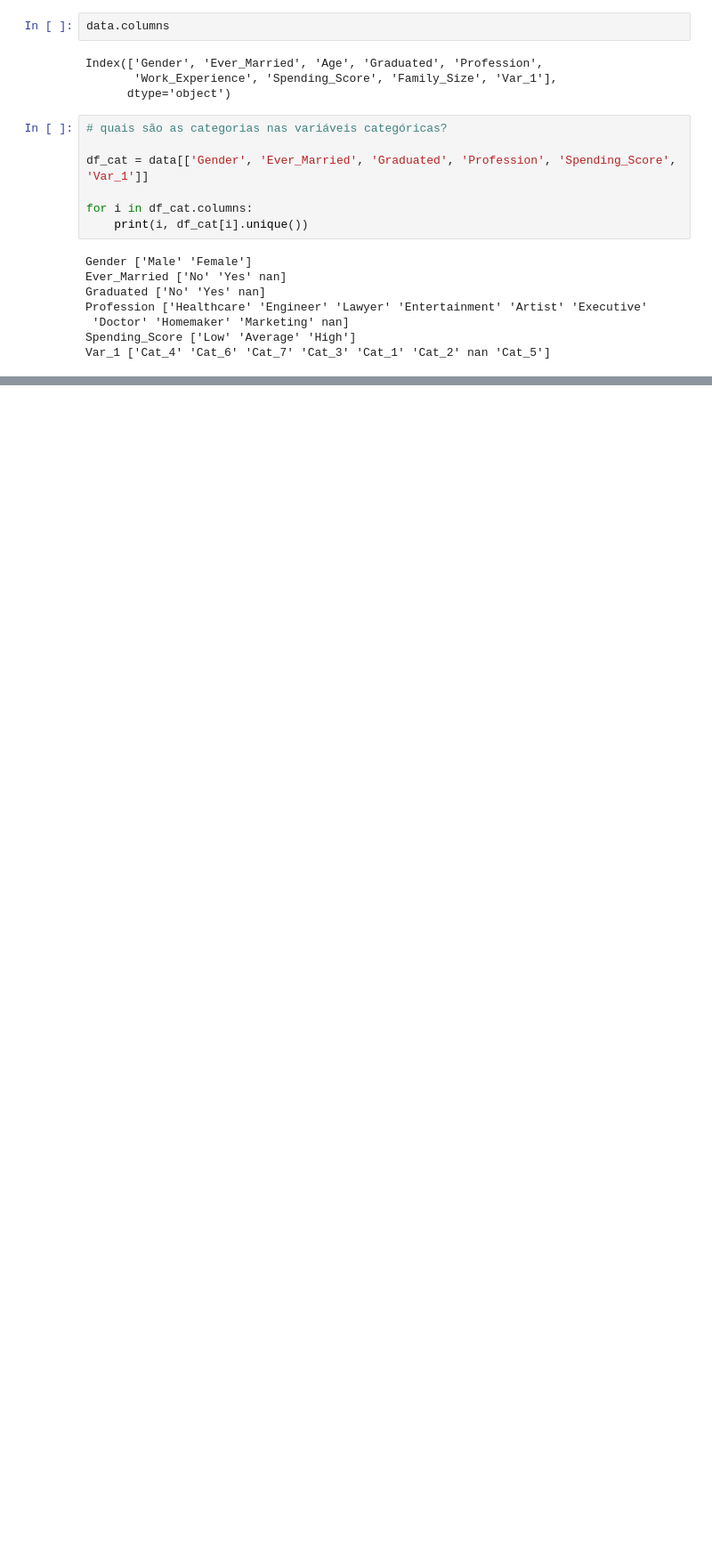
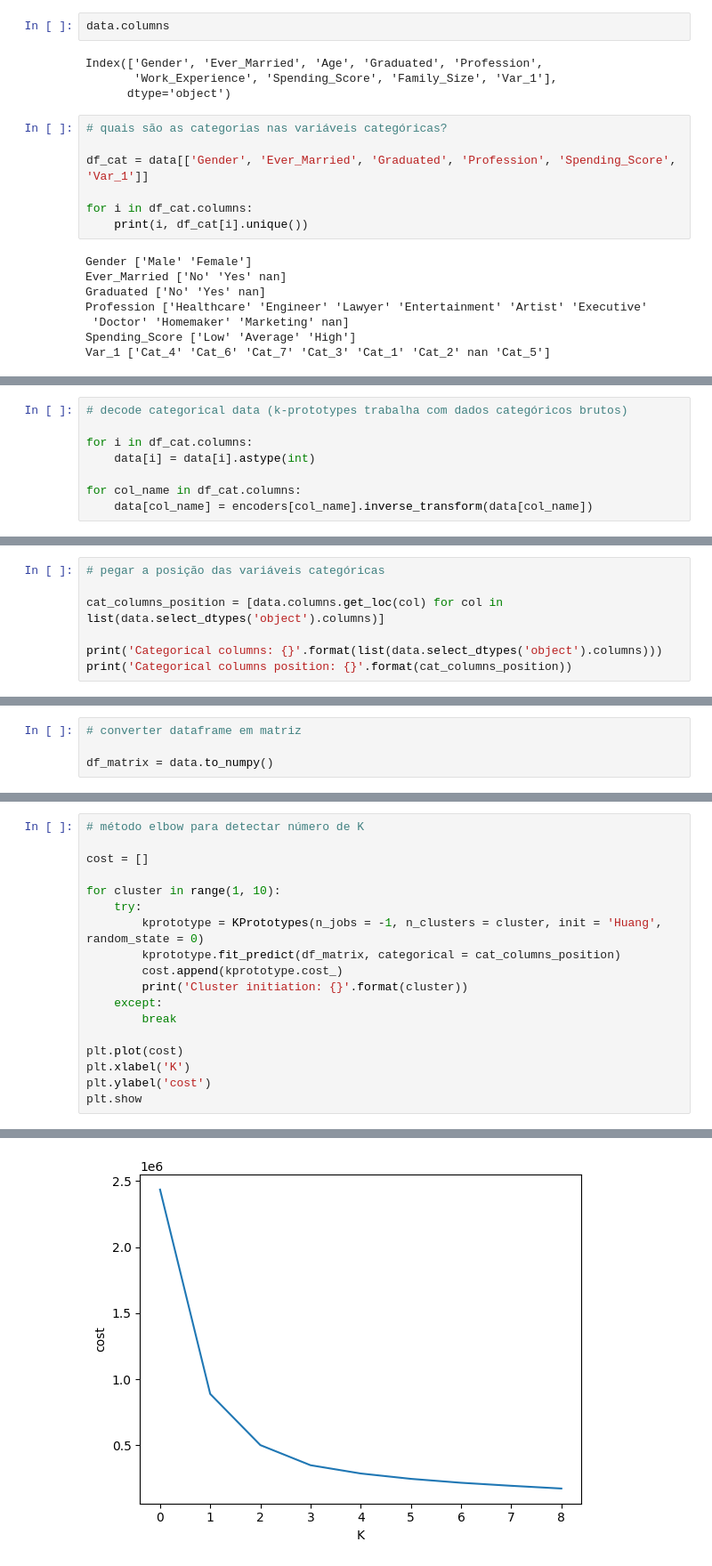
Before and after one commit to leticiafaria7/tools-functions, a Jupyter notebook: clustering/k-prototypes.ipynb, the cells around one changed output, grey strips where cells are left out. Shown at 89% size. Drawn from its saved outputs; the diff is of its cells as text; blank space fills up the shorter version.

Commit message:
finalizacao codigo kprototypes

```diff
--- a/clustering/k-prototypes.ipynb
+++ b/clustering/k-prototypes.ipynb
@@ -92,0 +166,8 @@ Var_1 ['Cat_4' 'Cat_6' 'Cat_7' 'Cat_3' 'Cat_1' 'Cat_2' nan 'Cat_5']
+# %%
+# decode categorical data (k-prototypes trabalha com dados categóricos brutos)
+
+for i in df_cat.columns:
+    data[i] = data[i].astype(int)
+
+for col_name in df_cat.columns:
+    data[col_name] = encoders[col_name].inverse_transform(data[col_name])
@@ -92,0 +195,7 @@ Var_1 ['Cat_4' 'Cat_6' 'Cat_7' 'Cat_3' 'Cat_1' 'Cat_2' nan 'Cat_5']
+# %%
+# pegar a posição das variáveis categóricas
+
+cat_columns_position = [data.columns.get_loc(col) for col in list(data.select_dtypes('object').columns)]
+
+print('Categorical columns: {}'.format(list(data.select_dtypes('object').columns)))
+print('Categorical columns position: {}'.format(cat_columns_position))
@@ -92,0 +205,4 @@ Var_1 ['Cat_4' 'Cat_6' 'Cat_7' 'Cat_3' 'Cat_1' 'Cat_2' nan 'Cat_5']
+# %%
+# converter dataframe em matriz
+
+df_matrix = data.to_numpy()
@@ -92,0 +211,19 @@ Var_1 ['Cat_4' 'Cat_6' 'Cat_7' 'Cat_3' 'Cat_1' 'Cat_2' nan 'Cat_5']
+# %%
+# método elbow para detectar número de K
+
+cost = []
+
+for cluster in range(1, 10):
+    try:
+        kprototype = KPrototypes(n_jobs = -1, n_clusters = cluster, init = 'Huang', random_state = 0)
+        kprototype.fit_predict(df_matrix, categorical = cat_columns_position)
+        cost.append(kprototype.cost_)
+        print('Cluster initiation: {}'.format(cluster))
+    except:
+        break
+
+plt.plot(cost)
+plt.xlabel('K')
+plt.ylabel('cost')
+plt.show
+# %% [output]
@@ -92,0 +240 @@ Var_1 ['Cat_4' 'Cat_6' 'Cat_7' 'Cat_3' 'Cat_1' 'Cat_2' nan 'Cat_5']
+[figure, added]
```
Also changed, not shown: parts of 22 cells of this notebook.
